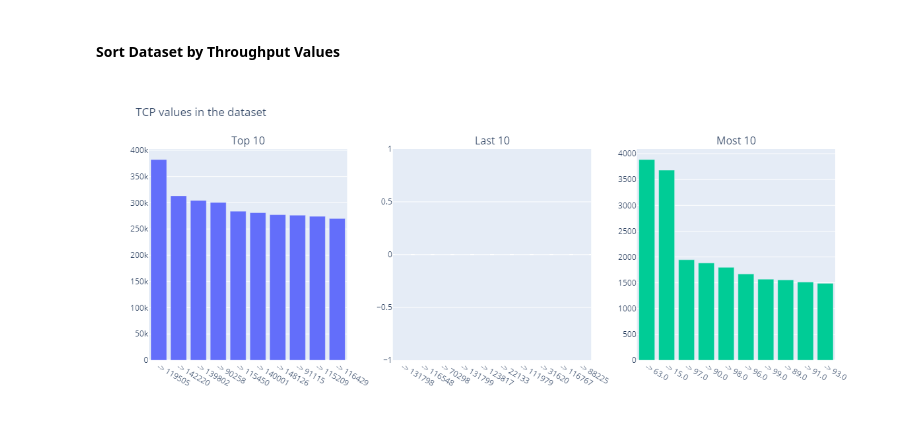
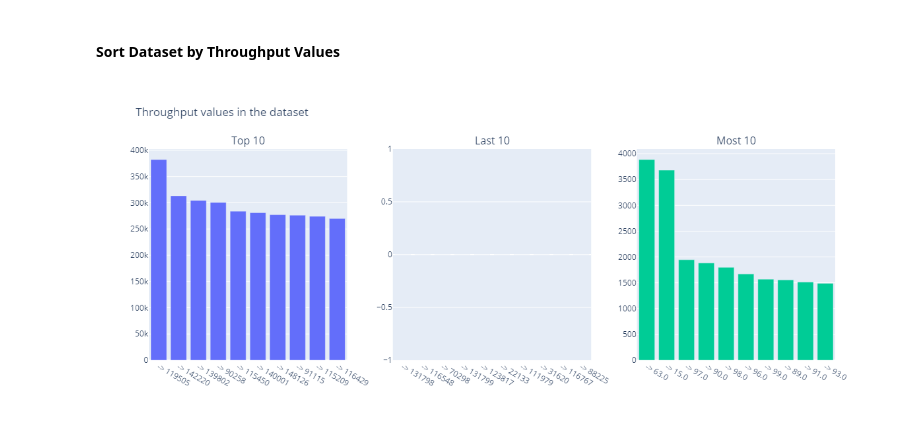
Before and after one commit to bkget/Telecom-Data-Analysis, a Jupyter notebook: notebooks/4.user_experience_analytics.ipynb, the cells around one changed output. Drawn from its saved outputs; the diff is of its cells as text; code cells hidden in the pictures.

```diff
--- a/notebooks/4.user_experience_analytics.ipynb
+++ b/notebooks/4.user_experience_analytics.ipynb
@@ -243,6 +243,6 @@ last_10 = sorted_by_Bearer_TP.tail(10)['Total_Avg_Bearer_TP']
 most_10 = user_experience_df['Total_Avg_Bearer_TP'].value_counts().head(10)
 # %%
 mult_hist([top_10, last_10, most_10, top_10], 1,
-          3, "TCP values in the dataset", ['Top 10', 'Last 10', 'Most 10'])
+          3, "Throughput values in the dataset", ['Top 10', 'Last 10', 'Most 10'])
 # %% [output]
-[figure, old version]
+[figure, new version]
```
Also changed, not shown: parts of 5 cells of this notebook.
